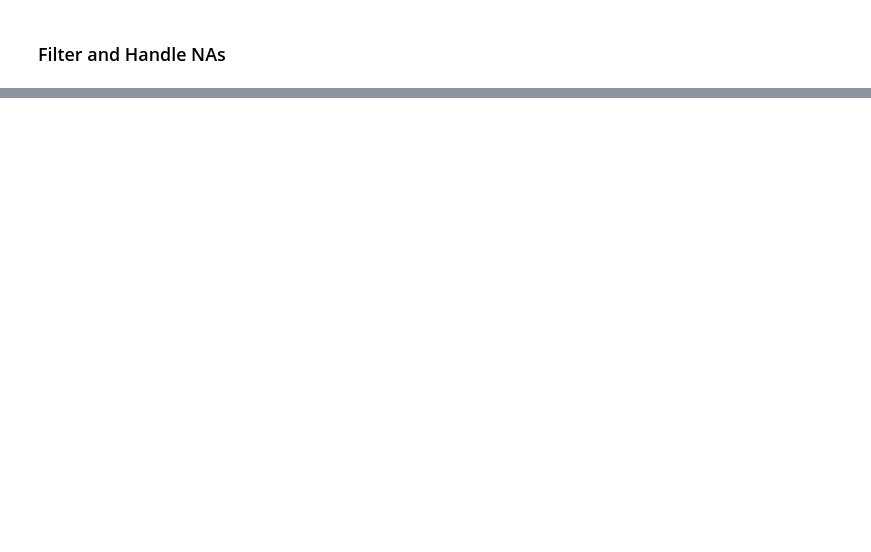
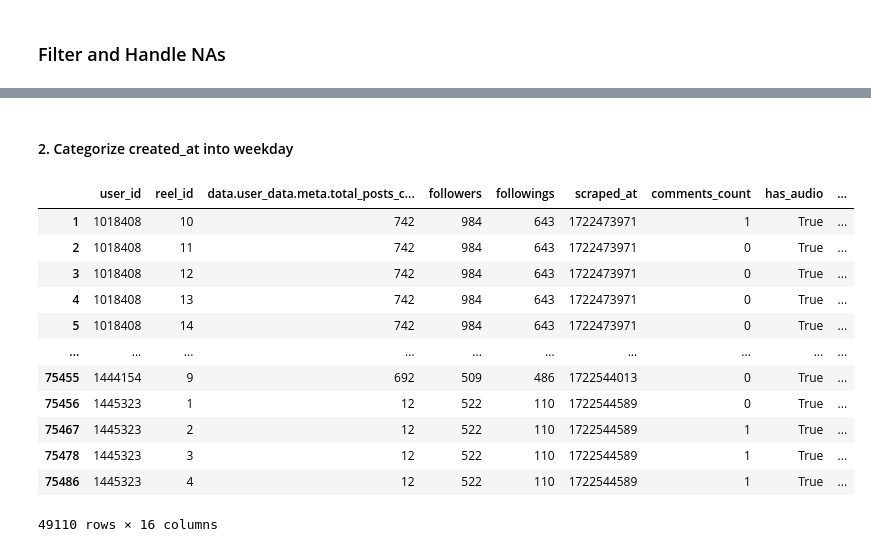
Before and after one commit to Mirrien-Liang/posting-time-impact-analysis, a Jupyter notebook: notebooks/data_cleaning.ipynb, the cells around one changed output, grey strips where cells are left out. Cells and saved outputs as stored; diff of their text form; code cells hidden in the pictures; blank space fills up the shorter version.

```diff
--- a/notebooks/data_cleaning.ipynb
+++ b/notebooks/data_cleaning.ipynb
@@ -327,0 +378,37 @@ cleaned_data
+# %% [markdown]
+#### 2. Categorize created_at into weekday
+# %%
+# Convert UTC epoch time to datetime and localize to PST
+cleaned_data['created_at'] = pd.to_datetime(cleaned_data['created_at'], unit='s', utc=True)  # Convert from epoch to UTC
+cleaned_data['created_at_pst'] = cleaned_data['created_at'].dt.tz_convert('America/Los_Angeles')  # Convert to PST
+
+# Create day_of_week column (Monday=1, ..., Sunday=7)
+cleaned_data['day_of_week_pst'] = cleaned_data['created_at_pst'].dt.dayofweek + 1  # Adjust from 0-6 to 1-7
+
+# Define time categories in PST
+def categorize_time(hour):
+    if 5 <= hour < 12:  # Morning: 5:00 AM to 11:59 AM
+        return 'Morning'
+    elif 12 <= hour < 17:  # Afternoon: 12:00 PM to 4:59 PM
+        return 'Afternoon'
+    elif 17 <= hour <= 23:  # Evening: 5:00 PM to 11:59 PM
+        return 'Evening'
+    else:  # Night: 12:00 AM to 4:59 AM
+        return 'Night'
+
+cleaned_data['time_category_pst'] = cleaned_data['created_at_pst'].dt.hour.apply(categorize_time)
+cleaned_data
+# %% [output]
+|  | user_id | reel_id | data.user_data.meta.total_posts_c... | followers | followings | scraped_at | comments_count | has_audio | ... |
+| 1 | 1018408 | 10 | 742 | 984 | 643 | 1722473971 | 1 | True | ... |
+| 2 | 1018408 | 11 | 742 | 984 | 643 | 1722473971 | 0 | True | ... |
+| 3 | 1018408 | 12 | 742 | 984 | 643 | 1722473971 | 0 | True | ... |
+| 4 | 1018408 | 13 | 742 | 984 | 643 | 1722473971 | 0 | True | ... |
+| 5 | 1018408 | 14 | 742 | 984 | 643 | 1722473971 | 0 | True | ... |
+| ... | ... | ... | ... | ... | ... | ... | ... | ... | ... |
+| 75455 | 1444154 | 9 | 692 | 509 | 486 | 1722544013 | 0 | True | ... |
+| 75456 | 1445323 | 1 | 12 | 522 | 110 | 1722544589 | 0 | True | ... |
+| 75467 | 1445323 | 2 | 12 | 522 | 110 | 1722544589 | 1 | True | ... |
+| 75478 | 1445323 | 3 | 12 | 522 | 110 | 1722544589 | 1 | True | ... |
+| 75486 | 1445323 | 4 | 12 | 522 | 110 | 1722544589 | 1 | True | ... |
+49110 rows × 16 columns
```
Also changed, not shown: parts of 12 cells of this notebook.
